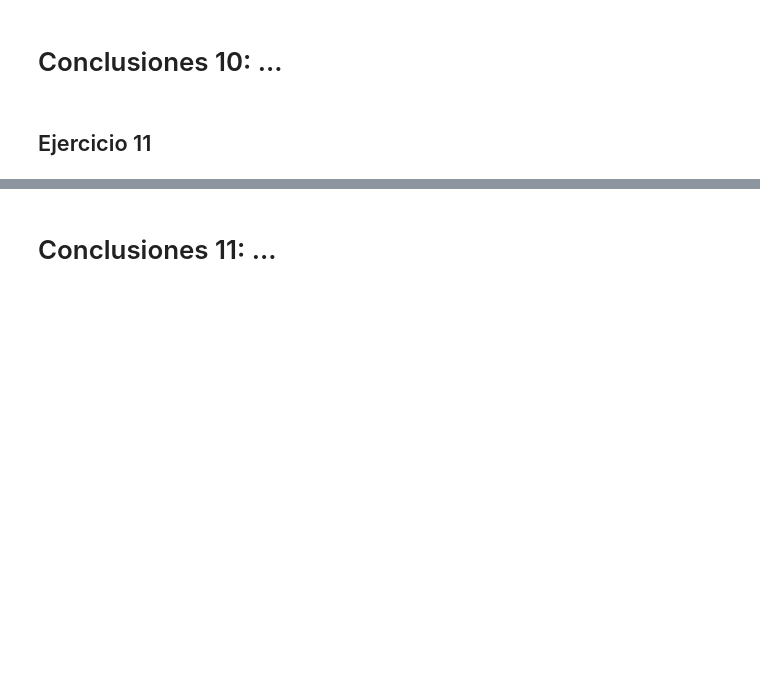
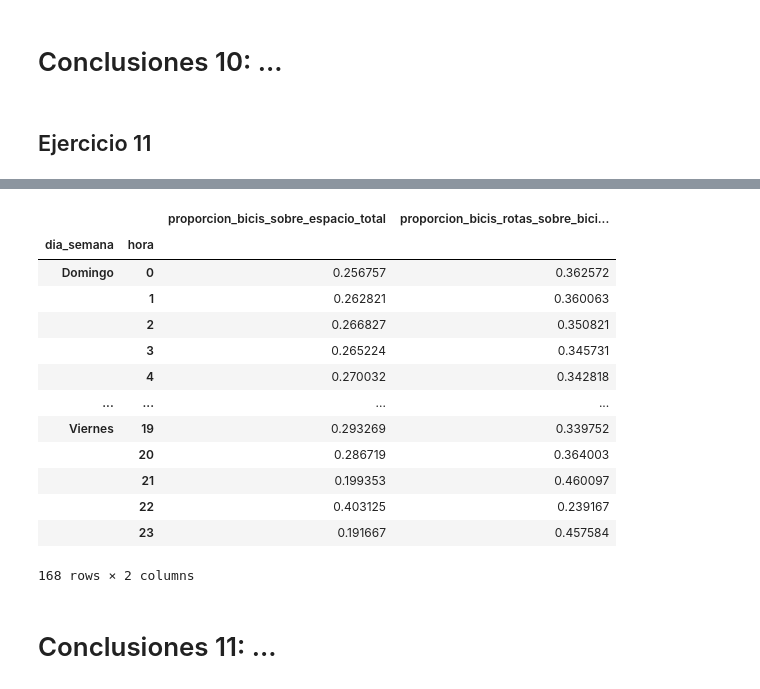
Before and after one commit to leonelifernandez12/labo_datos, a Jupyter notebook: tp1.ipynb, the cells around one changed output, grey strips where cells are left out. Cells and saved outputs as stored; diff of their text form; code cells hidden in the pictures; blank space fills up the shorter version.

```diff
--- a/tp1.ipynb
+++ b/tp1.ipynb
@@ -484,3 +572,20 @@ datos_resumidos = datos_eda_agrupados.groupby("estacion_anio", as_index=False).a
+# %%
+datos_eda_agrupados.groupby(["dia_semana","hora"])[["proporcion_bicis_sobre_espacio_total","proporcion_bicis_rotas_sobre_bicis_totales"]].mean()
+# %% [output]
+|  |  | proporcion_bicis_sobre_espacio_total | proporcion_bicis_rotas_sobre_bici... |
+| dia_semana | hora |  |  |
+| Domingo | 0 | 0.256757 | 0.362572 |
+|  | 1 | 0.262821 | 0.360063 |
+|  | 2 | 0.266827 | 0.350821 |
+|  | 3 | 0.265224 | 0.345731 |
+|  | 4 | 0.270032 | 0.342818 |
+| ... | ... | ... | ... |
+| Viernes | 19 | 0.293269 | 0.339752 |
+|  | 20 | 0.286719 | 0.364003 |
+|  | 21 | 0.199353 | 0.460097 |
+|  | 22 | 0.403125 | 0.239167 |
+|  | 23 | 0.191667 | 0.457584 |
+168 rows × 2 columns
 # %% [markdown]
 # Conclusiones 11: ...
 # %% [markdown]
```
Also changed, not shown: parts of 17 cells of this notebook, 1 other file.
